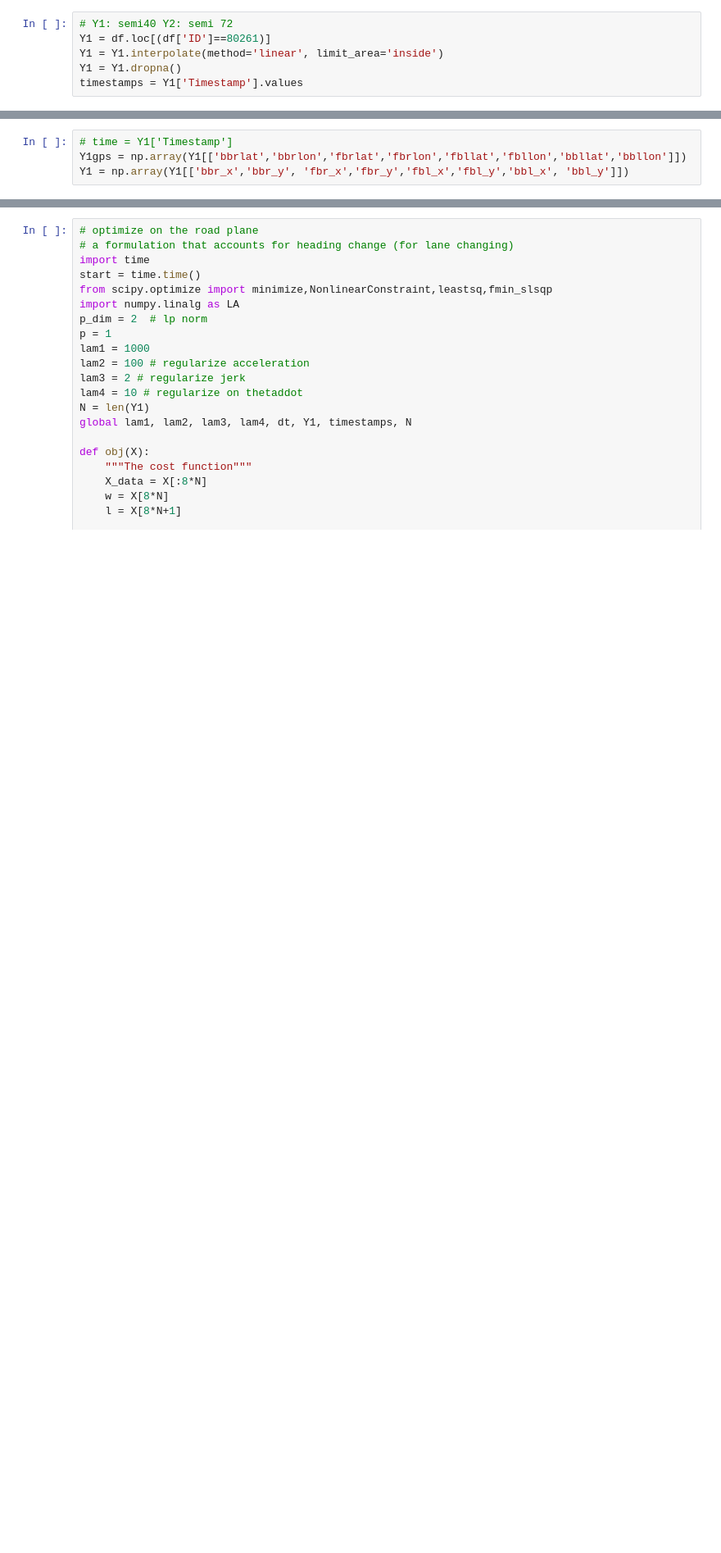
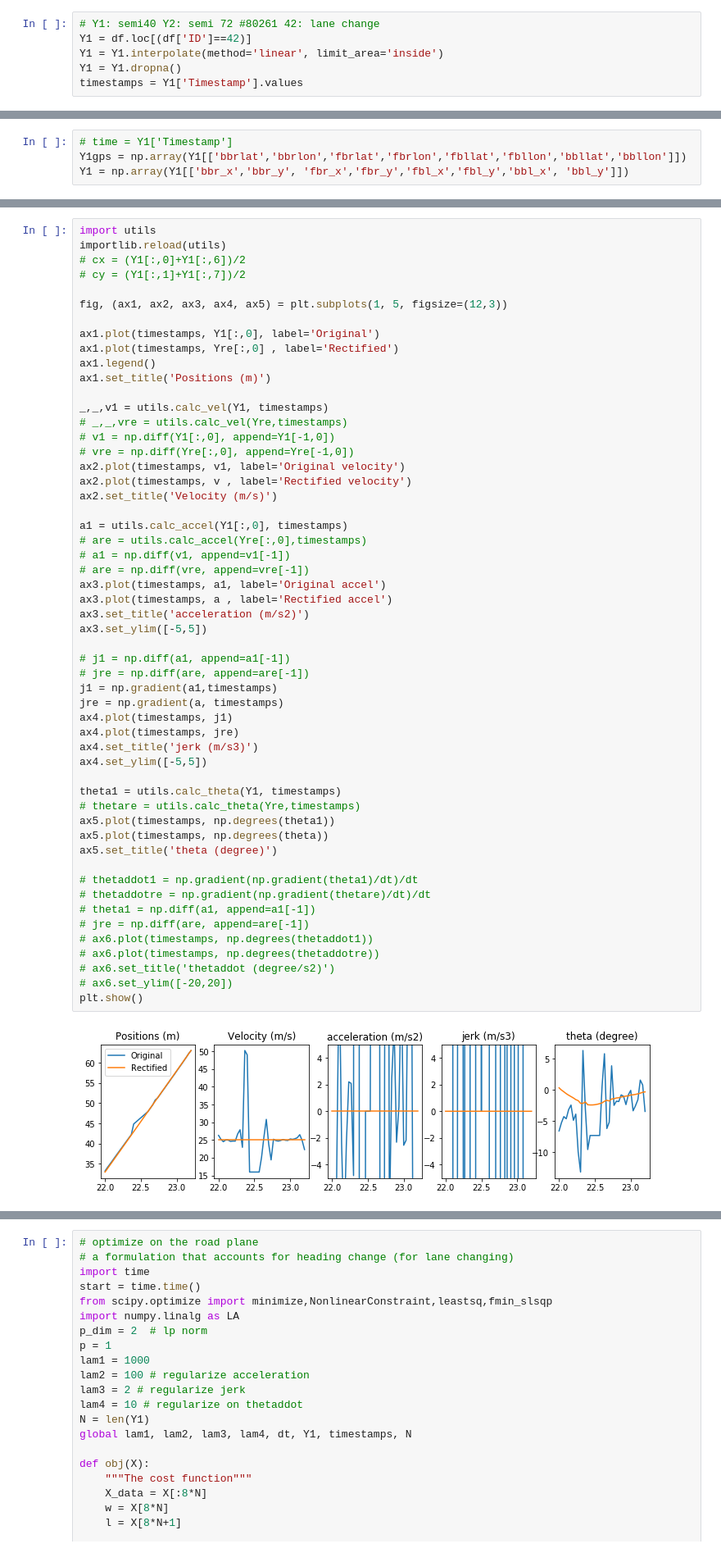
Before and after one commit to yanb514/I24-postprocessing, a Jupyter notebook: I24_3D_JPDA.ipynb, the cells around one changed output, grey strips where cells are left out. Shown: that part at 82% size. Cells and saved outputs as stored; diff of their text form; blank space fills up the shorter version.

```diff
--- a/I24_3D_JPDA.ipynb
+++ b/I24_3D_JPDA.ipynb
@@ -50,7 +45,7 @@ df.head()
 5 rows × 45 columns
 # %%
-# Y1: semi40 Y2: semi 72
-Y1 = df.loc[(df['ID']==80261)]
+# Y1: semi40 Y2: semi 72 #80261 42: lane change
+Y1 = df.loc[(df['ID']==42)]
 Y1 = Y1.interpolate(method='linear', limit_area='inside')
 Y1 = Y1.dropna()
 timestamps = Y1['Timestamp'].values
@@ -79,0 +236,56 @@ Key Insertion Completed!!
+# %%
+import utils
+importlib.reload(utils)
+# cx = (Y1[:,0]+Y1[:,6])/2
+# cy = (Y1[:,1]+Y1[:,7])/2
+
+fig, (ax1, ax2, ax3, ax4, ax5) = plt.subplots(1, 5, figsize=(12,3))
+
+ax1.plot(timestamps, Y1[:,0], label='Original')
+ax1.plot(timestamps, Yre[:,0] , label='Rectified')
+ax1.legend()
+ax1.set_title('Positions (m)')
+
+_,_,v1 = utils.calc_vel(Y1, timestamps)
+# _,_,vre = utils.calc_vel(Yre,timestamps)
+# v1 = np.diff(Y1[:,0], append=Y1[-1,0])
+# vre = np.diff(Yre[:,0], append=Yre[-1,0])
+ax2.plot(timestamps, v1, label='Original velocity')
+ax2.plot(timestamps, v , label='Rectified velocity')
+ax2.set_title('Velocity (m/s)')
+
+a1 = utils.calc_accel(Y1[:,0], timestamps)
+# are = utils.calc_accel(Yre[:,0],timestamps)
+# a1 = np.diff(v1, append=v1[-1])
+# are = np.diff(vre, append=vre[-1])
+ax3.plot(timestamps, a1, label='Original accel')
+ax3.plot(timestamps, a , label='Rectified accel')
+ax3.set_title('acceleration (m/s2)')
+ax3.set_ylim([-5,5])
+
+# j1 = np.diff(a1, append=a1[-1])
+# jre = np.diff(are, append=are[-1])
+j1 = np.gradient(a1,timestamps)
+jre = np.gradient(a, timestamps)
+ax4.plot(timestamps, j1)
+ax4.plot(timestamps, jre)
+ax4.set_title('jerk (m/s3)')
+ax4.set_ylim([-5,5])
+
+theta1 = utils.calc_theta(Y1, timestamps)
+# thetare = utils.calc_theta(Yre,timestamps)
+ax5.plot(timestamps, np.degrees(theta1))
+ax5.plot(timestamps, np.degrees(theta))
+ax5.set_title('theta (degree)')
+
+# thetaddot1 = np.gradient(np.gradient(theta1)/dt)/dt
+# thetaddotre = np.gradient(np.gradient(thetare)/dt)/dt
+# theta1 = np.diff(a1, append=a1[-1])
+# jre = np.diff(are, append=are[-1])
+# ax6.plot(timestamps, np.degrees(thetaddot1))
+# ax6.plot(timestamps, np.degrees(thetaddotre))
+# ax6.set_title('thetaddot (degree/s2)')
+# ax6.set_ylim([-20,20])
+plt.show()
+# %% [output]
+[figure, added]
```
Also changed, not shown: parts of 11 cells of this notebook, 3 other files.
